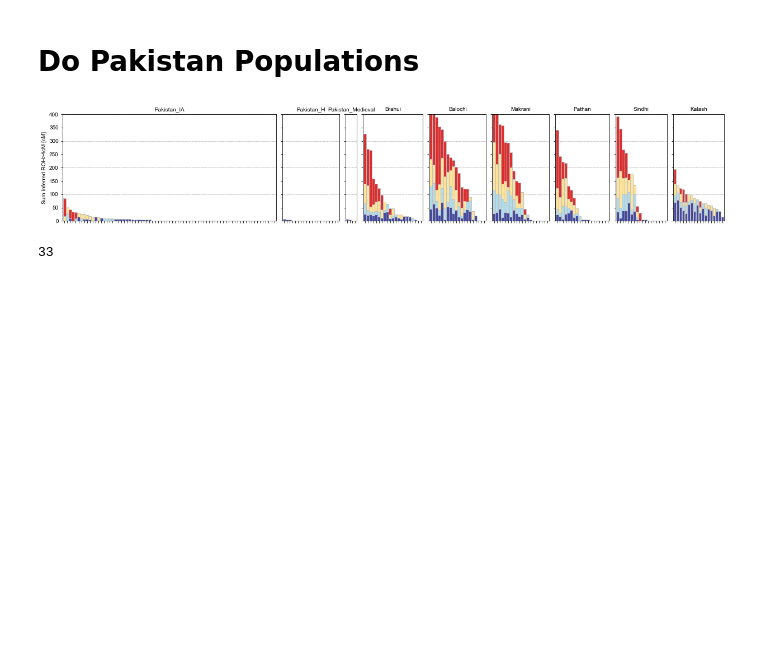
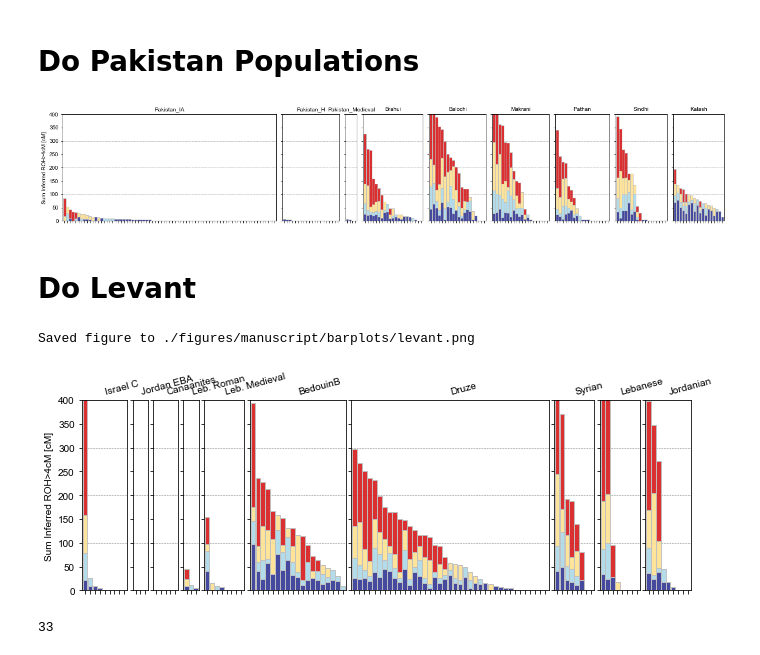
Before and after one commit to hringbauer/hapROH, a Jupyter notebook: Notebooks/Figures/plot_bar_ROH.ipynb, the cells around one changed output. Cells and saved outputs as stored; diff of their text form; code cells hidden in the pictures; blank space fills up the shorter version.

```diff
--- a/Notebooks/Figures/plot_bar_ROH.ipynb
+++ b/Notebooks/Figures/plot_bar_ROH.ipynb
@@ -446,3 +441,21 @@ plot_panel_row(df_plots, figsize=(np.sum(lgths)/10, 3.5),
+# %% [markdown]
+# Do Levant
+# %%
+df1 = pd.read_csv("./Empirical/roh_all_inds_final_v42.csv", sep='\t')
+# %%
+clsts = ["Israel_C", "Jordan_EBA", "Canaanite|Israel_MLBA", "Lebanon_Roman", "Lebanon_Medieval", "BedouinB", "Druze", "Syrian", "Lebanese", "Jordanian"]
+labels = ["Israel C", "Jordan EBA", "Canaanites", "Leb. Roman", "Leb. Medieval", "BedouinB", "Druze", "Syrian", "Lebanese", "Jordanian"]
+df_plots, lgths = prep_dfs_plot_exact(df1, pops=clsts, mod_only=False, exact=False)
+
+plot_panel_row(df_plots, figsize=(np.sum(lgths)/10, 3.5),
+               ylim=[0,400], fs_x=6, wspace=0.1,
+               titles=labels, ha_title="left", r_title=15,
+               title_col="pop", hlines=[100,200,300,400],
+               x_labels=False, leg_pos=0, degrees=[], Ns=[],
+               savepath="./figures/manuscript/barplots/levant.png")   # ./figures/manuscript/barplots/levant.png
+# %% [output]
+Saved figure to ./figures/manuscript/barplots/levant.png
+[figure, added]
 # %%
 np.sum(df_pak["sum_roh>20"]>50)
 # %% [output]
```
Also changed, not shown: parts of 1 cell of this notebook, 5 other files.
